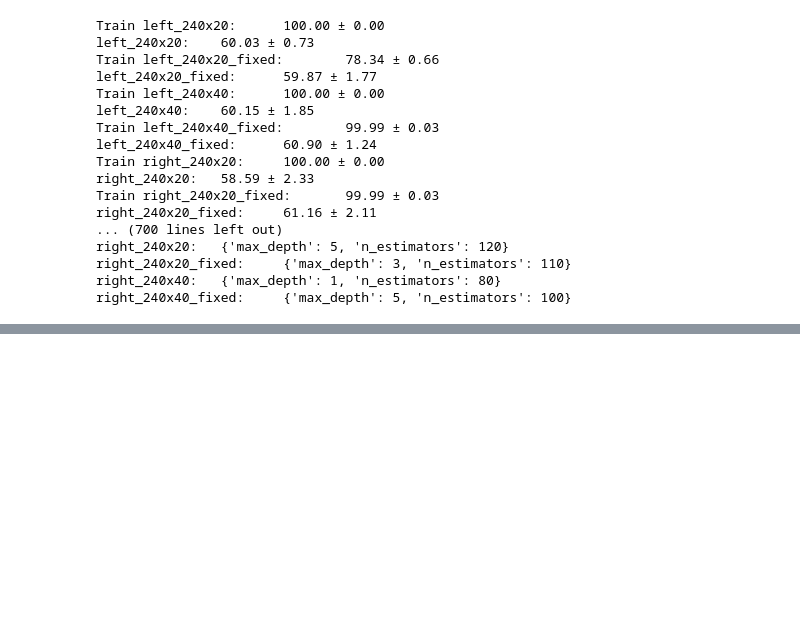
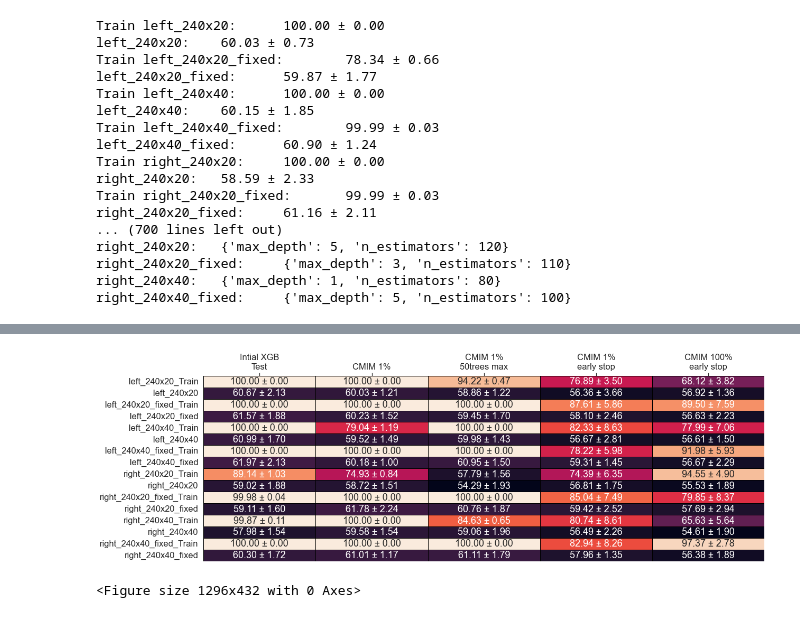
Before and after one commit to Nosferath/iris_gender_python_final, a Jupyter notebook: xgb_overfitting.ipynb, the cells around one changed output, grey strips where cells are left out. Cells and saved outputs as stored; diff of their text form; code cells hidden in the pictures; blank space fills up the shorter version.

```diff
--- a/xgb_overfitting.ipynb
+++ b/xgb_overfitting.ipynb
@@ -260,0 +292,15 @@ right_240x40_fixed:     {'max_depth': 5, 'n_estimators': 100}
+# %%
+generate_results_table(
+    folders=['xgb_results', 'xgb_results_cmim_1_orig', 'xgb_results_cmim_1_lowtreesf1',
+             'xgb_results_cmim_1_early', 'xgb_results_cmim_100_earlynpnv'],
+    keys=['Intial XGB Test', 'CMIM 1%', 'CMIM 1% 50trees max', 'CMIM 1% early stop',
+          'CMIM 100% early stop'],
+    out_folder='tables_xgb',
+    out_name='table1.png',
+    figsize=(18, 6),
+    display=True,
+    include_train=True
+)
+# %% [output]
+[figure, added]
+<Figure size 1296x432 with 0 Axes>
```
Also changed, not shown: parts of 4 cells of this notebook, 3 other files.
